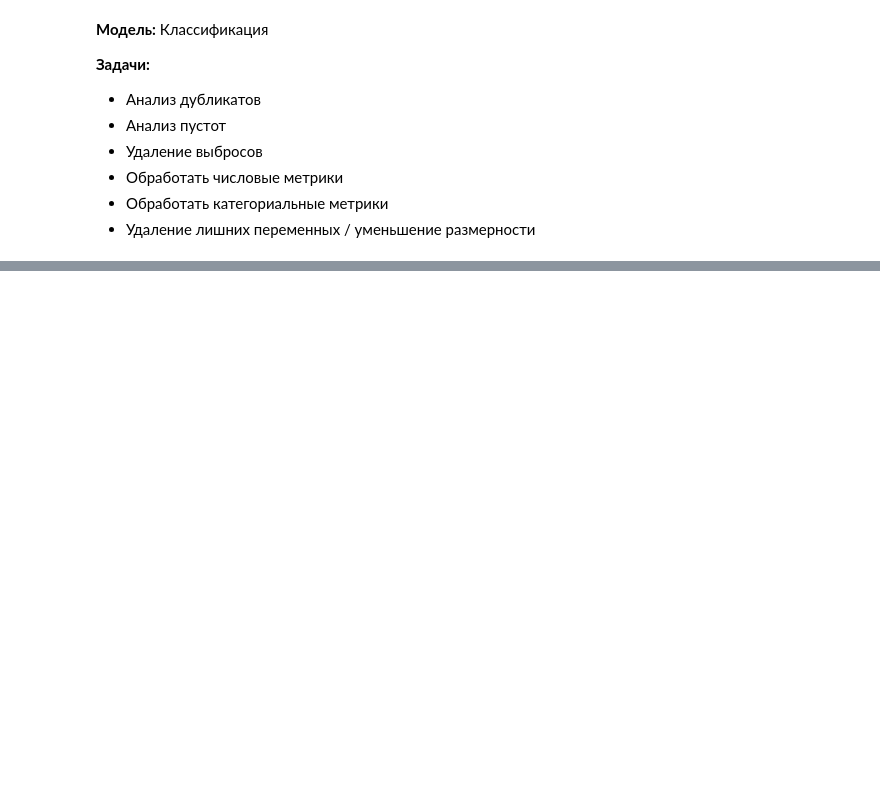
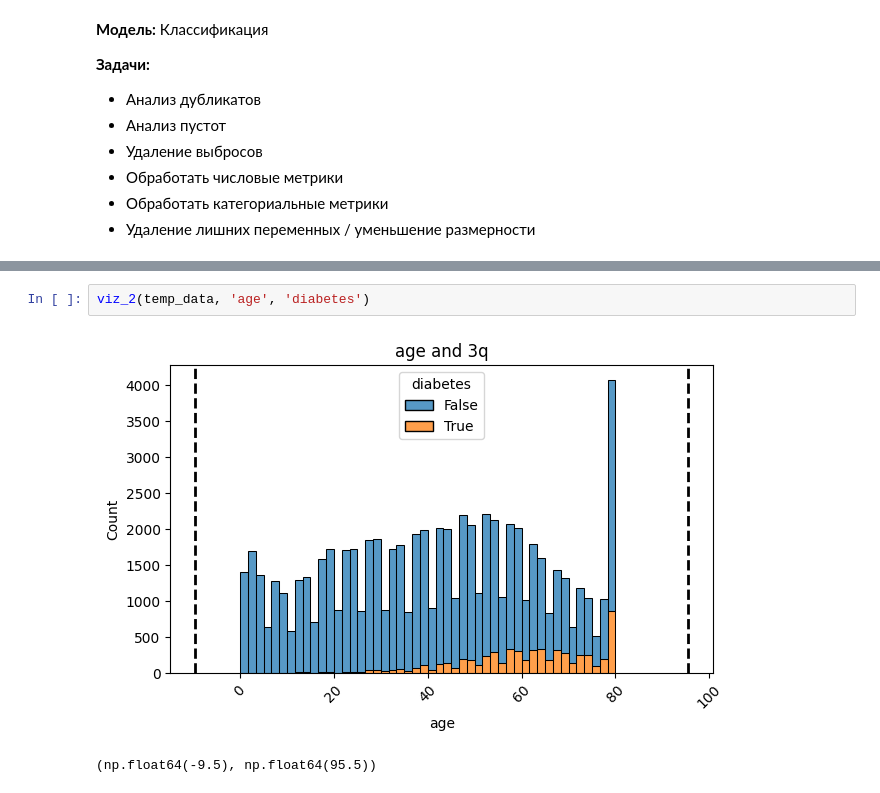
Before and after one commit to AibekDS/Diabetes-Prediction, a Jupyter notebook: main.ipynb, the cells around one changed output, grey strips where cells are left out. Saved outputs shown, nothing was run; the diff lists cells and outputs as text; blank space fills up the shorter version.

```diff
--- a/main.ipynb
+++ b/main.ipynb
@@ -255,0 +357,5 @@ Name: count, dtype: int64
+# %%
+viz_2(temp_data, 'age', 'diabetes')
+# %% [output]
+[figure, added]
+(np.float64(-9.5), np.float64(95.5))
```
Also changed, not shown: parts of 29 cells of this notebook, 1 other file.
